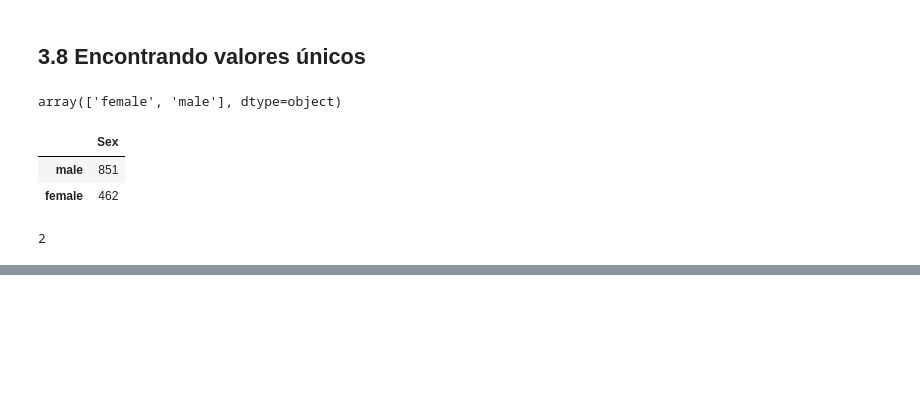
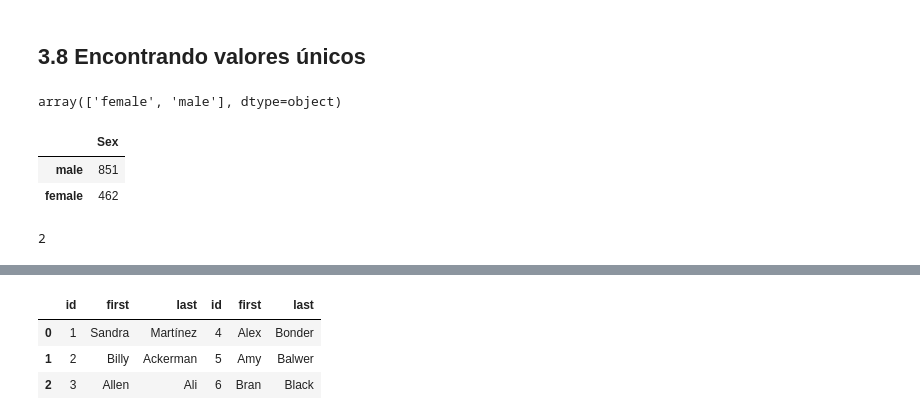
Before and after one commit to JuanFeA98/Machine_Learning, a Jupyter notebook: 03. Limpieza de Datos.ipynb, the cells around one changed output, grey strips where cells are left out. Drawn from its saved outputs; the diff is of its cells as text; code cells hidden in the pictures; blank space fills up the shorter version.

```diff
--- a/03. Limpieza de Datos.ipynb
+++ b/03. Limpieza de Datos.ipynb
@@ -386,0 +472,9 @@ df.resample('W', label='left').count()
+# %%
+# Concatenar por columnas
+
+pd.concat([df_a, df_b], axis=1)
+# %% [output]
+|  | id | first | last | id | first | last |
+| 0 | 1 | Sandra | Martínez | 4 | Alex | Bonder |
+| 1 | 2 | Billy | Ackerman | 5 | Amy | Balwer |
+| 2 | 3 | Allen | Ali | 6 | Bran | Black |
```
Also changed, not shown: parts of 63 cells of this notebook, 1 other file.
